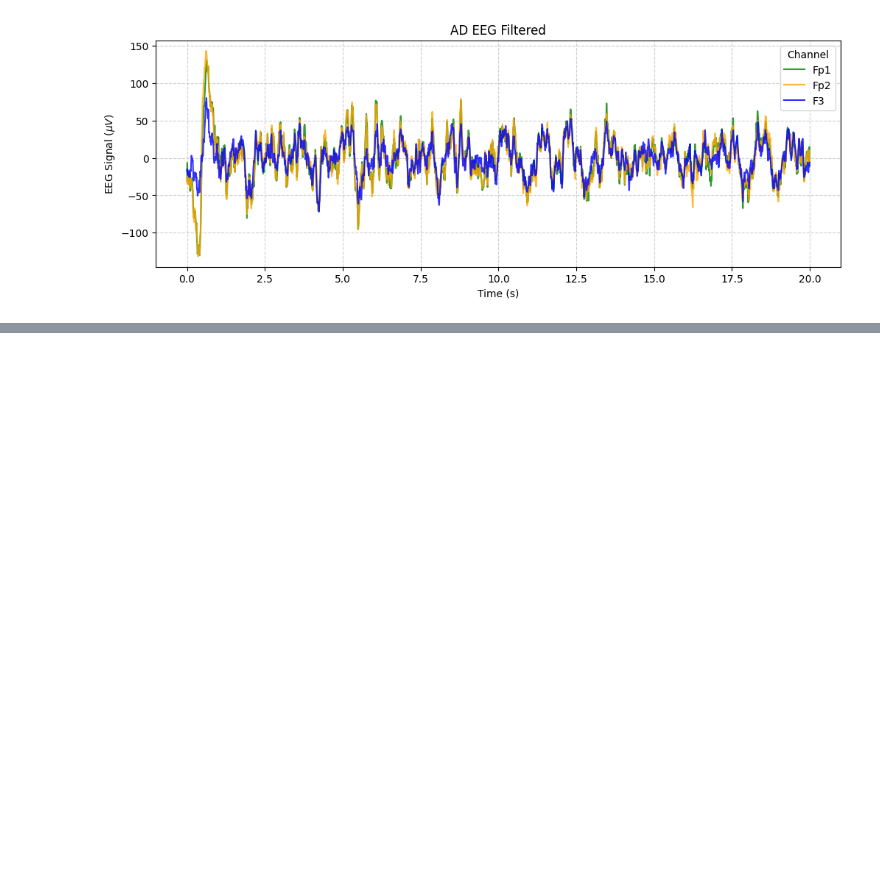
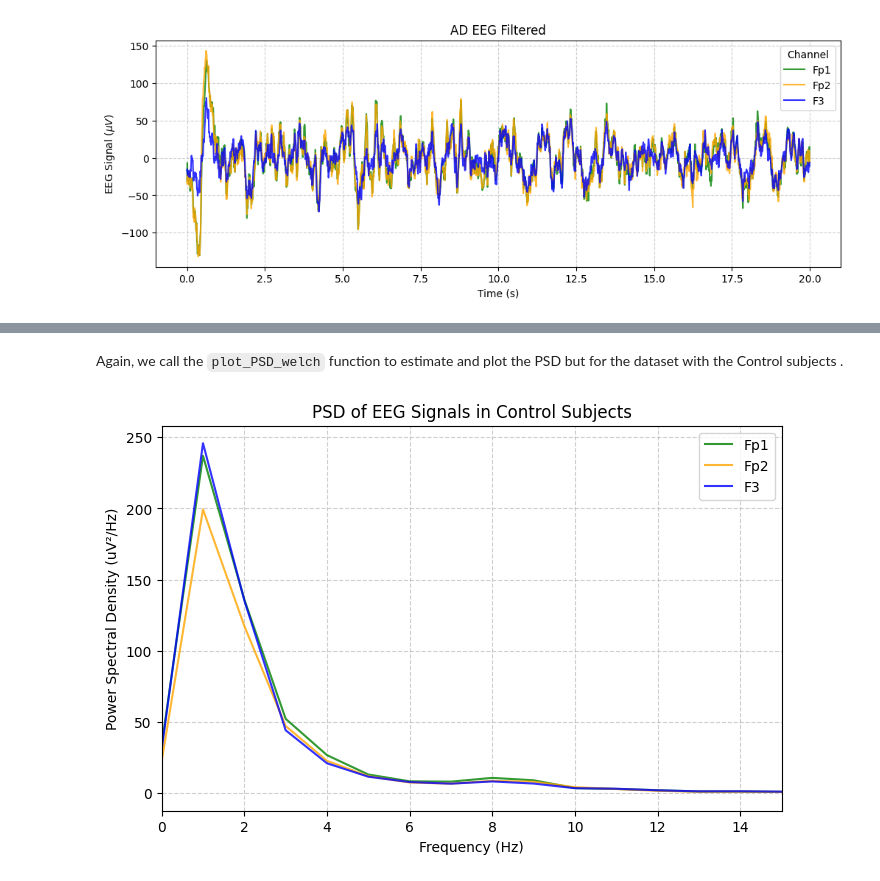
Before and after one commit to Aaron3963/COGS118C_Project, a Jupyter notebook: project.ipynb, the cells around one changed output, grey strips where cells are left out. Saved outputs shown, nothing was run; the diff lists cells and outputs as text; code cells hidden in the pictures; blank space fills up the shorter version.

```diff
--- a/project.ipynb
+++ b/project.ipynb
@@ -113,0 +141,6 @@ plot_EEG(df_AD, "AD EEG Filtered")
+# %% [markdown]
+Again, we call the `plot_PSD_welch` function to estimate and plot the PSD but for the dataset with the Control subjects .
+# %%
+plot_PSD_welch(df_control, "PSD of EEG Signals in Control Subjects", 500)
+# %% [output]
+[figure, added]
```
Also changed, not shown: parts of 7 cells of this notebook.
